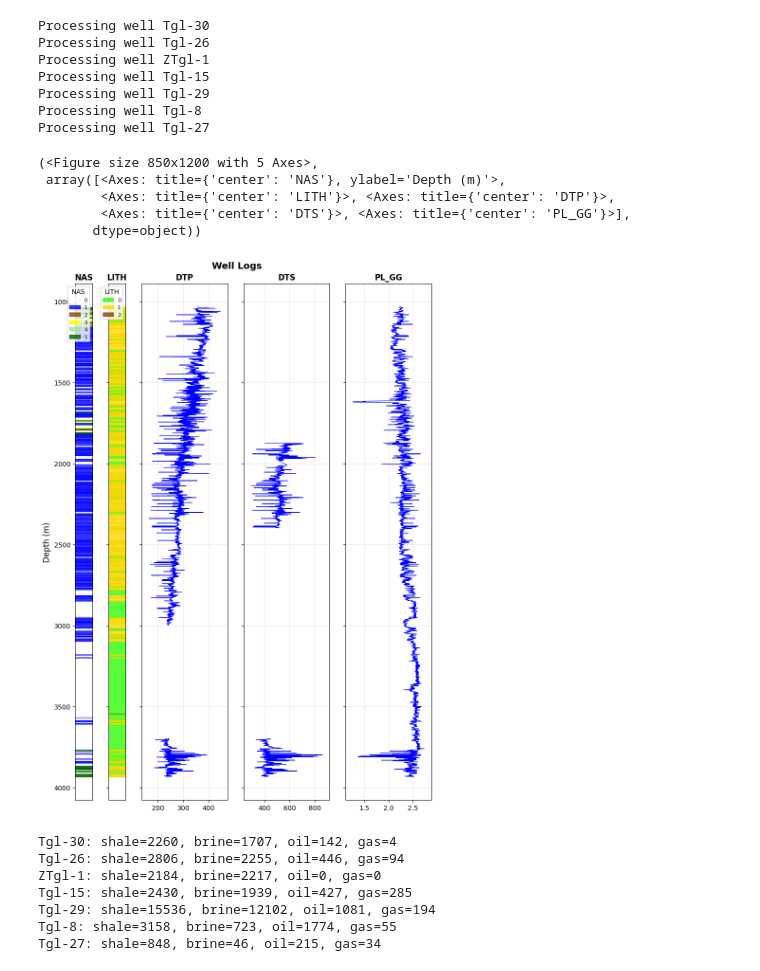
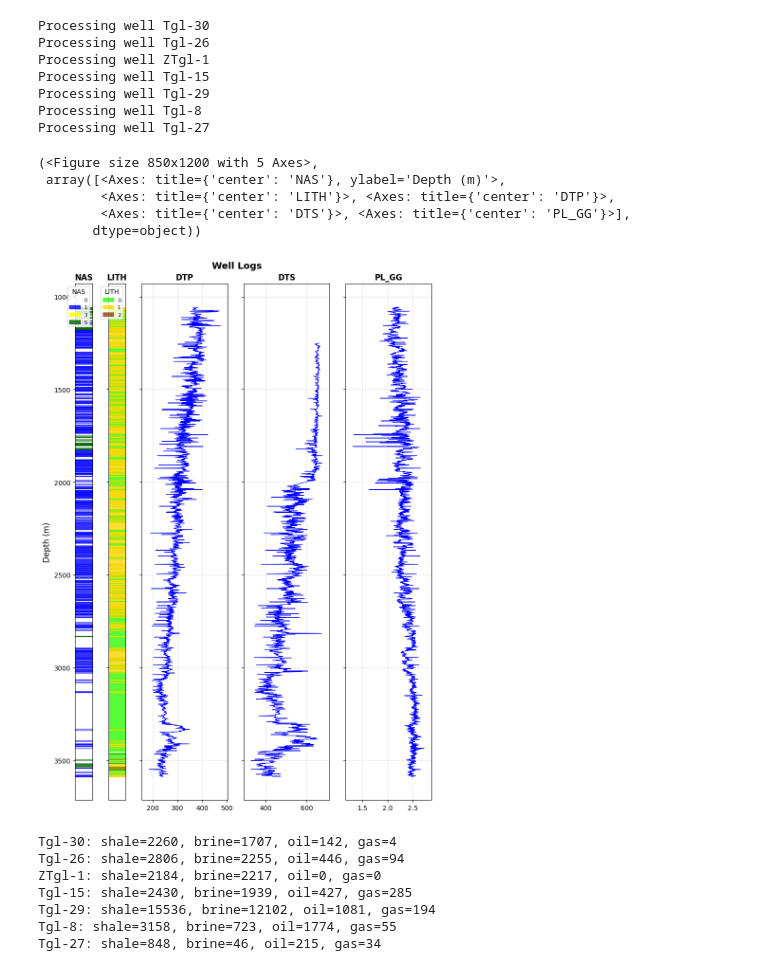
Before and after one commit to spaceswimmer/nnseismic, a Jupyter notebook: src/get-rockphysics-tagilsk.ipynb, the cells around one changed output. Saved outputs shown, nothing was run; the diff lists cells and outputs as text; code cells hidden in the pictures.

```diff
--- a/src/get-rockphysics-tagilsk.ipynb
+++ b/src/get-rockphysics-tagilsk.ipynb
@@ -92,14 +92,14 @@ Processing well Tgl-27
 #     (las_dfs['Tgl-27']['DEPTH'] > 1590)
 # ]
 # %%
-plot_well_logs(las_dfs['Tgl-29'], ['NAS', 'LITH', 'DTP', 'DTS', 'PL_GG'])
+plot_well_logs(las_dfs['Tgl-30'], ['NAS', 'LITH', 'DTP', 'DTS', 'PL_GG'])
 # %% [output]
 (<Figure size 850x1200 with 5 Axes>,
  array([<Axes: title={'center': 'NAS'}, ylabel='Depth (m)'>,
         <Axes: title={'center': 'LITH'}>, <Axes: title={'center': 'DTP'}>,
         <Axes: title={'center': 'DTS'}>, <Axes: title={'center': 'PL_GG'}>],
        dtype=object))
-[figure, old version]
+[figure, new version]
 # %%
 las_dfs_shale = {}
 las_dfs_brine_sand = {}
```
Also changed, not shown: 7 other files.
